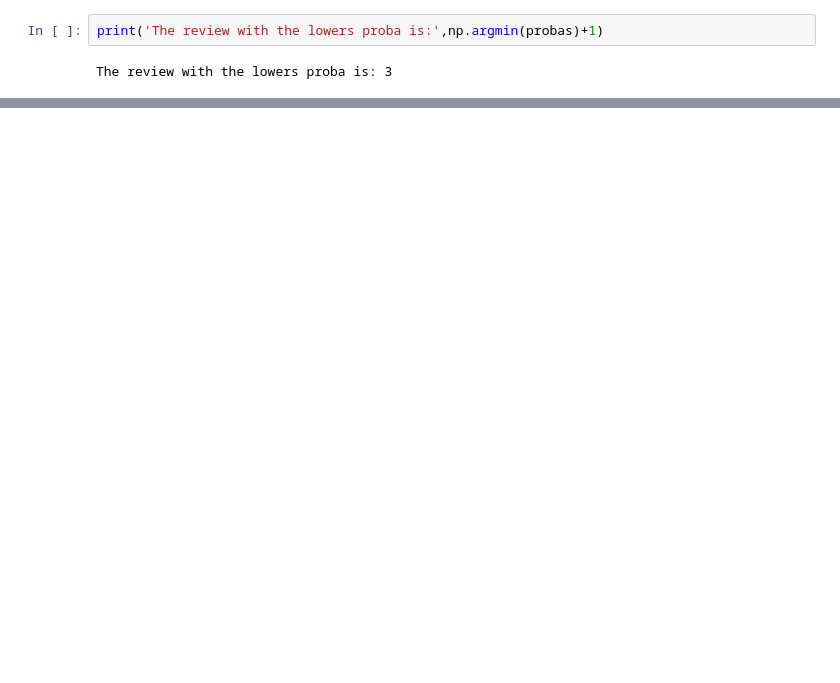
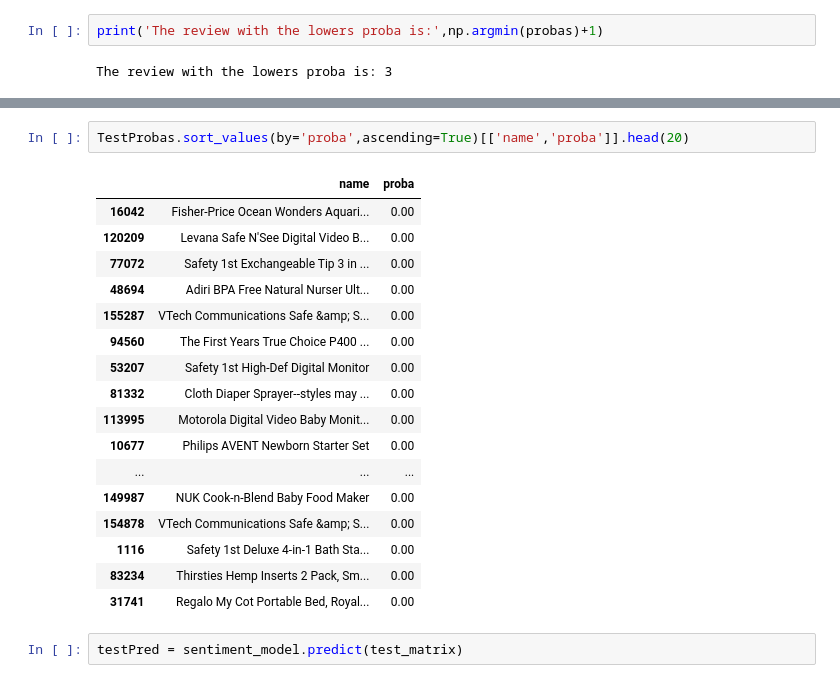
Before and after one commit to alofgreen/Machine-Learning-Specialization---Coursera, a Jupyter notebook: Classification/week 1 - assignment 1.ipynb, the cells around one changed output, grey strips where cells are left out. Saved outputs shown, nothing was run; the diff lists cells and outputs as text; blank space fills up the shorter version.

```diff
--- a/Classification/week 1 - assignment 1.ipynb
+++ b/Classification/week 1 - assignment 1.ipynb
@@ -219,0 +269,22 @@ The review with the lowers proba is: 3
+# %%
+TestProbas.sort_values(by='proba',ascending=True)[['name','proba']].head(20)
+# %% [output]
+|  | name | proba |
+| 16042 | Fisher-Price Ocean Wonders Aquari... | 0.00 |
+| 120209 | Levana Safe N'See Digital Video B... | 0.00 |
+| 77072 | Safety 1st Exchangeable Tip 3 in ... | 0.00 |
+| 48694 | Adiri BPA Free Natural Nurser Ult... | 0.00 |
+| 155287 | VTech Communications Safe &amp; S... | 0.00 |
+| 94560 | The First Years True Choice P400 ... | 0.00 |
+| 53207 | Safety 1st High-Def Digital Monitor | 0.00 |
+| 81332 | Cloth Diaper Sprayer--styles may ... | 0.00 |
+| 113995 | Motorola Digital Video Baby Monit... | 0.00 |
+| 10677 | Philips AVENT Newborn Starter Set | 0.00 |
+| ... | ... | ... |
+| 149987 | NUK Cook-n-Blend Baby Food Maker | 0.00 |
+| 154878 | VTech Communications Safe &amp; S... | 0.00 |
+| 1116 | Safety 1st Deluxe 4-in-1 Bath Sta... | 0.00 |
+| 83234 | Thirsties Hemp Inserts 2 Pack, Sm... | 0.00 |
+| 31741 | Regalo My Cot Portable Bed, Royal... | 0.00 |
+# %%
+testPred = sentiment_model.predict(test_matrix)
```
Also changed, not shown: parts of 27 cells of this notebook.
